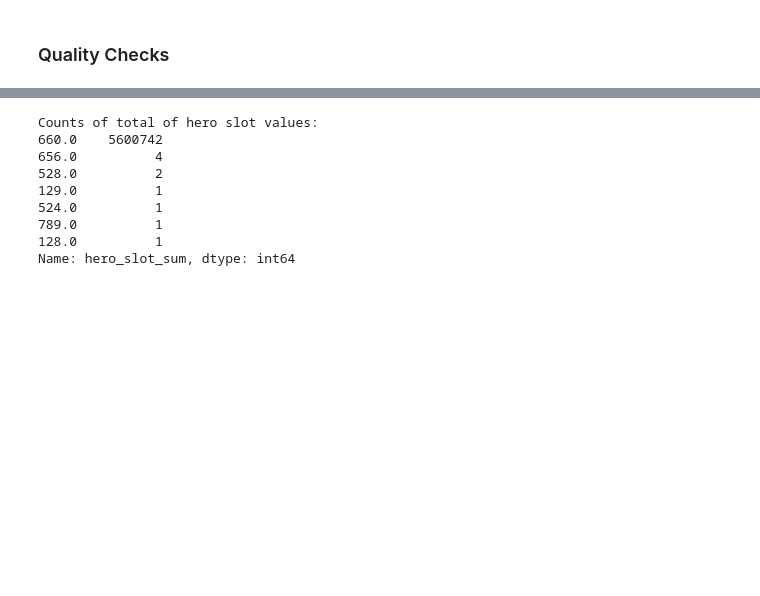
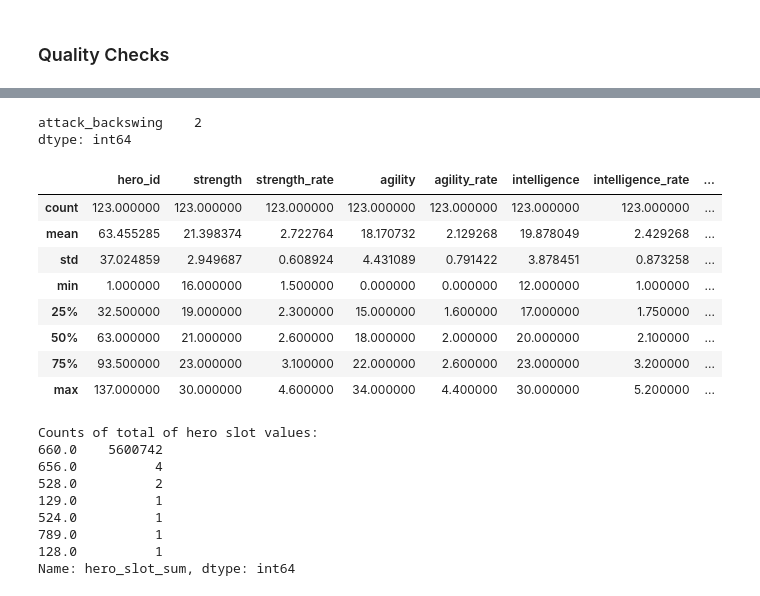
Before and after one commit to nick-hunt/dotaprediction, a Jupyter notebook: notebooks/exploratory.ipynb, the cells around one changed output, grey strips where cells are left out. Drawn from its saved outputs; the diff is of its cells as text; code cells hidden in the pictures; blank space fills up the shorter version.

Commit message:
Missing features and features described

```diff
--- a/notebooks/exploratory.ipynb
+++ b/notebooks/exploratory.ipynb
@@ -34,3 +44,23 @@ df.head()
+# %%
+# Check for missing values in features
+missing = df_features.isnull().sum()
+missing[missing!=0]
+# %% [output]
+attack_backswing    2
+dtype: int64
+# %%
+# Check max, min in each feature
+df_features.describe()
+# %% [output]
+|  | hero_id | strength | strength_rate | agility | agility_rate | intelligence | intelligence_rate | ... |
+| count | 123.000000 | 123.000000 | 123.000000 | 123.000000 | 123.000000 | 123.000000 | 123.000000 | ... |
+| mean | 63.455285 | 21.398374 | 2.722764 | 18.170732 | 2.129268 | 19.878049 | 2.429268 | ... |
+| std | 37.024859 | 2.949687 | 0.608924 | 4.431089 | 0.791422 | 3.878451 | 0.873258 | ... |
+| min | 1.000000 | 16.000000 | 1.500000 | 0.000000 | 0.000000 | 12.000000 | 1.000000 | ... |
+| 25% | 32.500000 | 19.000000 | 2.300000 | 15.000000 | 1.600000 | 17.000000 | 1.750000 | ... |
+| 50% | 63.000000 | 21.000000 | 2.600000 | 18.000000 | 2.000000 | 20.000000 | 2.100000 | ... |
+| 75% | 93.500000 | 23.000000 | 3.100000 | 22.000000 | 2.600000 | 23.000000 | 3.200000 | ... |
+| max | 137.000000 | 30.000000 | 4.600000 | 34.000000 | 4.400000 | 30.000000 | 5.200000 | ... |
 # %%
 # Check sum of hero slots = 0+1+2+3+4+128+129+130+131+132 = 660 (hero0_slot to hero9_slot)
 df['hero_slot_sum'] = df.loc[:,[f'hero{i}_slot' for i in range(0,10)]].sum(axis=1)
```
Also changed, not shown: parts of 4 cells of this notebook.
